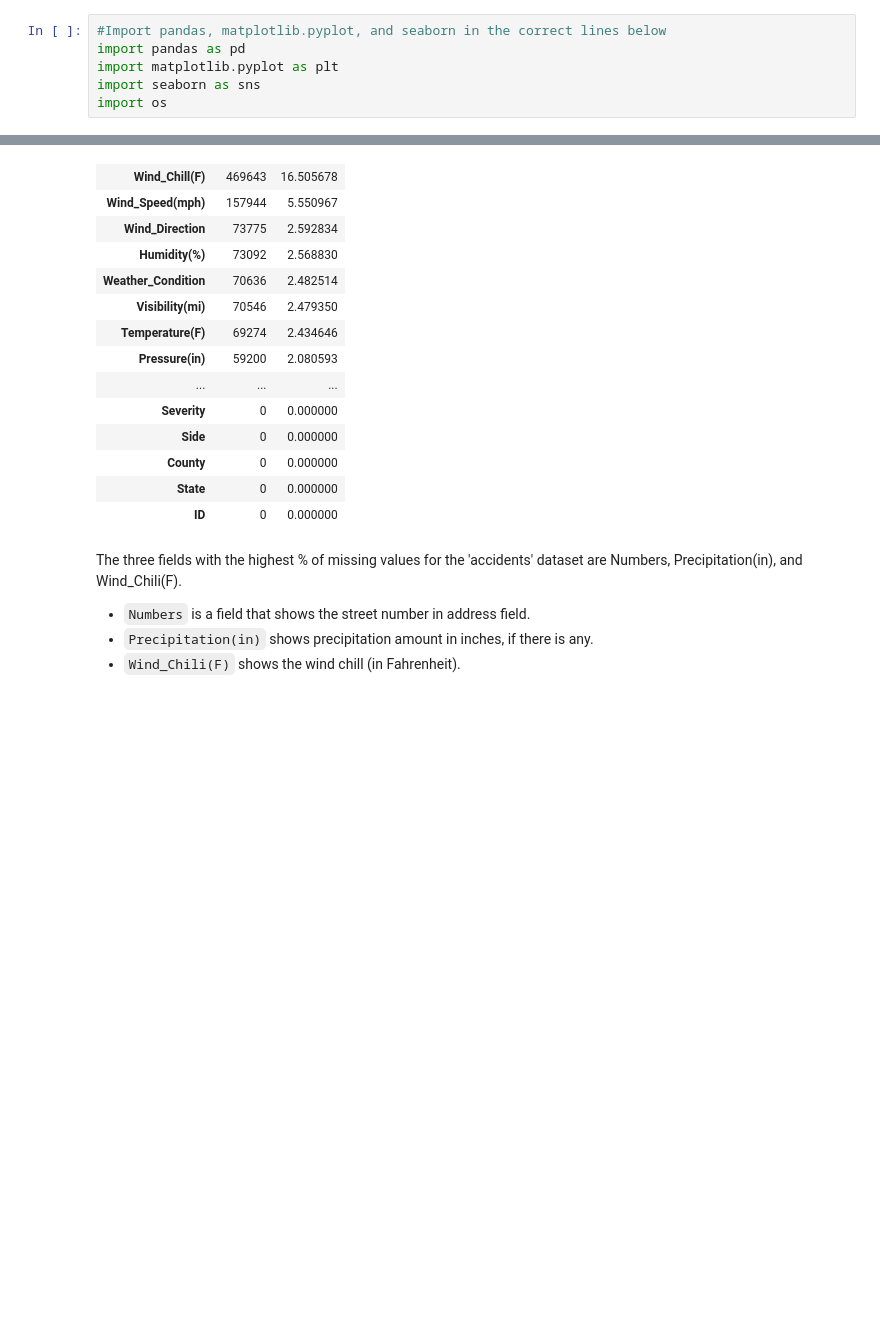
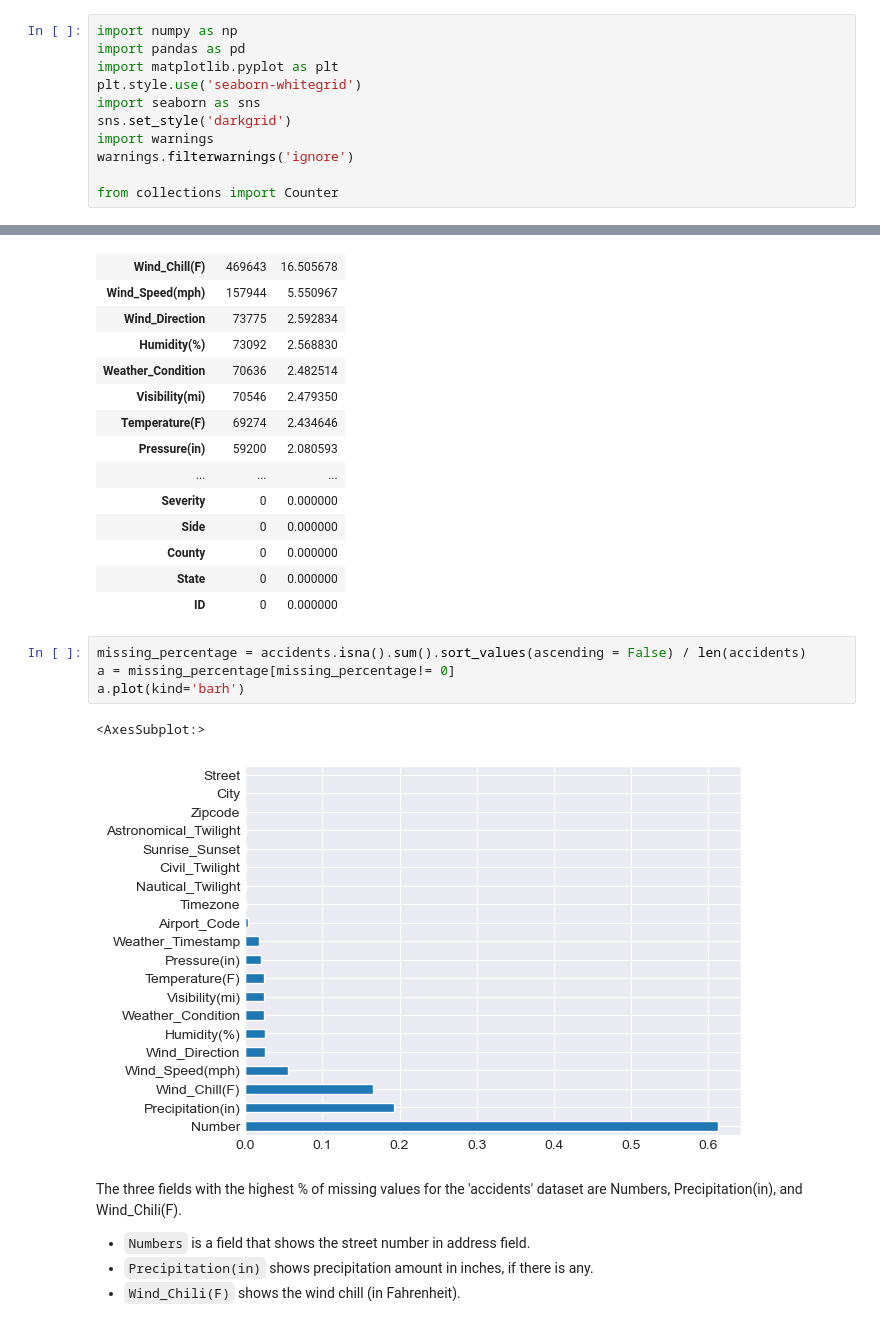
Before and after one commit to parisvu07/Springboard, a Jupyter notebook: Capstone_3_U.S_Traffic_Fatilities_Analysis/Data_Wrangling_and_EDA.ipynb, the cells around one changed output, grey strips where cells are left out. Cells and saved outputs as stored; diff of their text form; blank space fills up the shorter version.

```diff
--- a/Capstone_3_U.S_Traffic_Fatilities_Analysis/Data_Wrangling_and_EDA.ipynb
+++ b/Capstone_3_U.S_Traffic_Fatilities_Analysis/Data_Wrangling_and_EDA.ipynb
@@ -17,6 +19,11 @@ It's worth noting that 2020 saw an increase in traffic fatalities, despite a dec
 # %%
-#Import pandas, matplotlib.pyplot, and seaborn in the correct lines below
+import numpy as np
 import pandas as pd
 import matplotlib.pyplot as plt
+plt.style.use('seaborn-whitegrid')
 import seaborn as sns
-import os
+sns.set_style('darkgrid')
+import warnings
+warnings.filterwarnings('ignore')
+
+from collections import Counter
@@ -102,6 +114,13 @@ missing_accidents.sort_values(by=['%'], ascending=False)
 | County | 0 | 0.000000 |
 | State | 0 | 0.000000 |
 | ID | 0 | 0.000000 |
+# %%
+missing_percentage = accidents.isna().sum().sort_values(ascending = False) / len(accidents)
+a = missing_percentage[missing_percentage!= 0]
+a.plot(kind='barh')
+# %% [output]
+<AxesSubplot:>
+[figure, added]
 # %% [markdown]
 The three fields with the highest % of missing values for the 'accidents' dataset are Numbers, Precipitation(in), and Wind_Chili(F).
 * `Numbers` is a field that shows the street number in address field.
```
Also changed, not shown: parts of 10 cells of this notebook.
